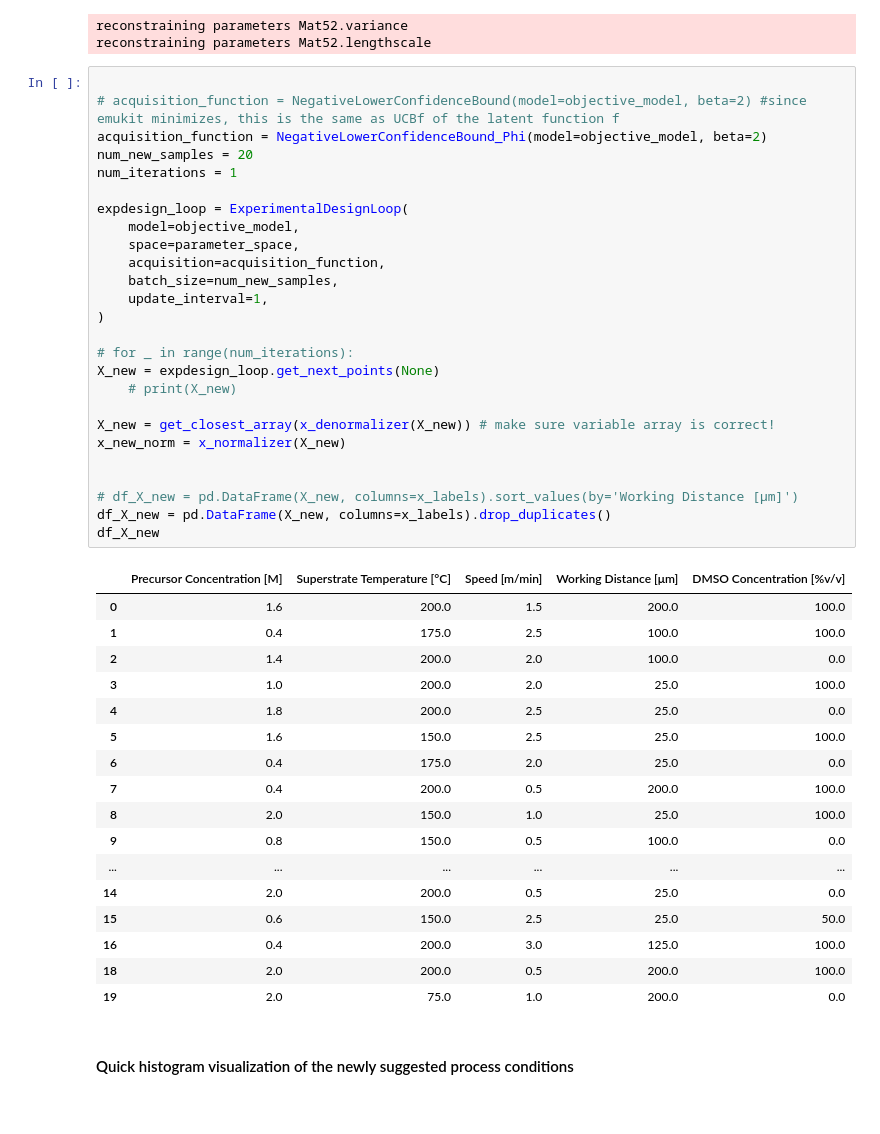
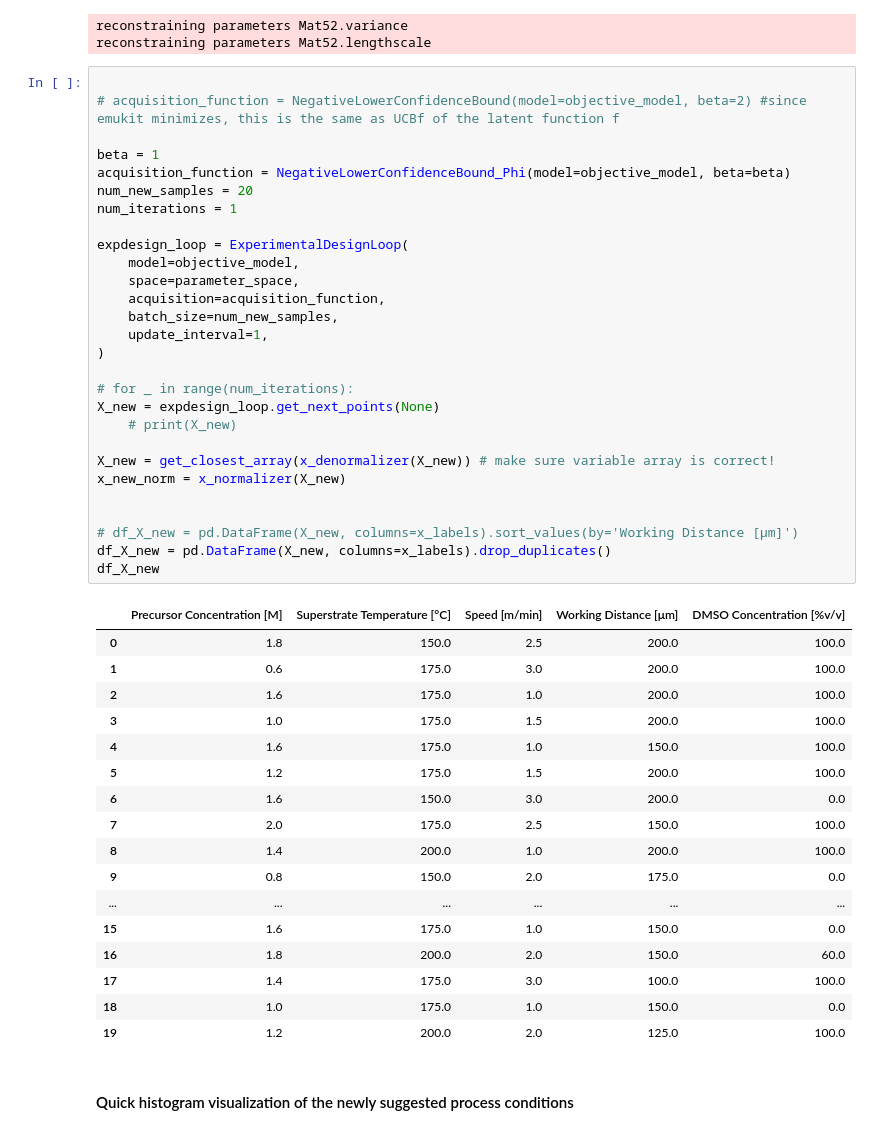
Before and after one commit to Printz-Lab/SL-PerovskiteOpt, a Jupyter notebook: Binary_Classification_BO/best_no_post_anneal_ucb_phi_Gpy_Emukit_Model.ipynb, the cells around one changed output. Drawn from its saved outputs; the diff is of its cells as text.

```diff
--- a/Binary_Classification_BO/best_no_post_anneal_ucb_phi_Gpy_Emukit_Model.ipynb
+++ b/Binary_Classification_BO/best_no_post_anneal_ucb_phi_Gpy_Emukit_Model.ipynb
@@ -483,47 +482,49 @@ reconstraining parameters Mat52.lengthscale
 # %%
 
 # acquisition_function = NegativeLowerConfidenceBound(model=objective_model, beta=2) #since emukit minimizes, this is the same as UCBf of the latent function f
-acquisition_function = NegativeLowerConfidenceBound_Phi(model=objective_model, beta=2)
+
+beta = 1
+acquisition_function = NegativeLowerConfidenceBound_Phi(model=objective_model, beta=beta)
 num_new_samples = 20
 num_iterations = 1
 
 expdesign_loop = ExperimentalDesignLoop(
     model=objective_model,
     space=parameter_space,
     acquisition=acquisition_function,
     batch_size=num_new_samples,
     update_interval=1,
 )
 
 # for _ in range(num_iterations):
 X_new = expdesign_loop.get_next_points(None)
     # print(X_new)
 
 X_new = get_closest_array(x_denormalizer(X_new)) # make sure variable array is correct!
 x_new_norm = x_normalizer(X_new)
 
 
 # df_X_new = pd.DataFrame(X_new, columns=x_labels).sort_values(by='Working Distance [μm]')
 df_X_new = pd.DataFrame(X_new, columns=x_labels).drop_duplicates()
 df_X_new
 # %% [output]
 |  | Precursor Concentration [M] | Superstrate Temperature [°C] | Speed [m/min] | Working Distance [μm] | DMSO Concentration [%v/v] |
-| 0 | 1.6 | 200.0 | 1.5 | 200.0 | 100.0 |
-| 1 | 0.4 | 175.0 | 2.5 | 100.0 | 100.0 |
-| 2 | 1.4 | 200.0 | 2.0 | 100.0 | 0.0 |
-| 3 | 1.0 | 200.0 | 2.0 | 25.0 | 100.0 |
-| 4 | 1.8 | 200.0 | 2.5 | 25.0 | 0.0 |
-| 5 | 1.6 | 150.0 | 2.5 | 25.0 | 100.0 |
-| 6 | 0.4 | 175.0 | 2.0 | 25.0 | 0.0 |
-| 7 | 0.4 | 200.0 | 0.5 | 200.0 | 100.0 |
-| 8 | 2.0 | 150.0 | 1.0 | 25.0 | 100.0 |
-| 9 | 0.8 | 150.0 | 0.5 | 100.0 | 0.0 |
+| 0 | 1.8 | 150.0 | 2.5 | 200.0 | 100.0 |
+| 1 | 0.6 | 175.0 | 3.0 | 200.0 | 100.0 |
+| 2 | 1.6 | 175.0 | 1.0 | 200.0 | 100.0 |
+| 3 | 1.0 | 175.0 | 1.5 | 200.0 | 100.0 |
+| 4 | 1.6 | 175.0 | 1.0 | 150.0 | 100.0 |
+| 5 | 1.2 | 175.0 | 1.5 | 200.0 | 100.0 |
+| 6 | 1.6 | 150.0 | 3.0 | 200.0 | 0.0 |
+| 7 | 2.0 | 175.0 | 2.5 | 150.0 | 100.0 |
+| 8 | 1.4 | 200.0 | 1.0 | 200.0 | 100.0 |
+| 9 | 0.8 | 150.0 | 2.0 | 175.0 | 0.0 |
 | ... | ... | ... | ... | ... | ... |
-| 14 | 2.0 | 200.0 | 0.5 | 25.0 | 0.0 |
-| 15 | 0.6 | 150.0 | 2.5 | 25.0 | 50.0 |
-| 16 | 0.4 | 200.0 | 3.0 | 125.0 | 100.0 |
-| 18 | 2.0 | 200.0 | 0.5 | 200.0 | 100.0 |
-| 19 | 2.0 | 75.0 | 1.0 | 200.0 | 0.0 |
+| 15 | 1.6 | 175.0 | 1.0 | 150.0 | 0.0 |
+| 16 | 1.8 | 200.0 | 2.0 | 150.0 | 60.0 |
+| 17 | 1.4 | 175.0 | 3.0 | 100.0 | 100.0 |
+| 18 | 1.0 | 175.0 | 1.0 | 150.0 | 0.0 |
+| 19 | 1.2 | 200.0 | 2.0 | 125.0 | 100.0 |
 # %% [markdown]
 #### Quick histogram visualization of the newly suggested process conditions
 # %% [markdown]
```
Also changed, not shown: parts of 3 cells of this notebook, 17 other files.
